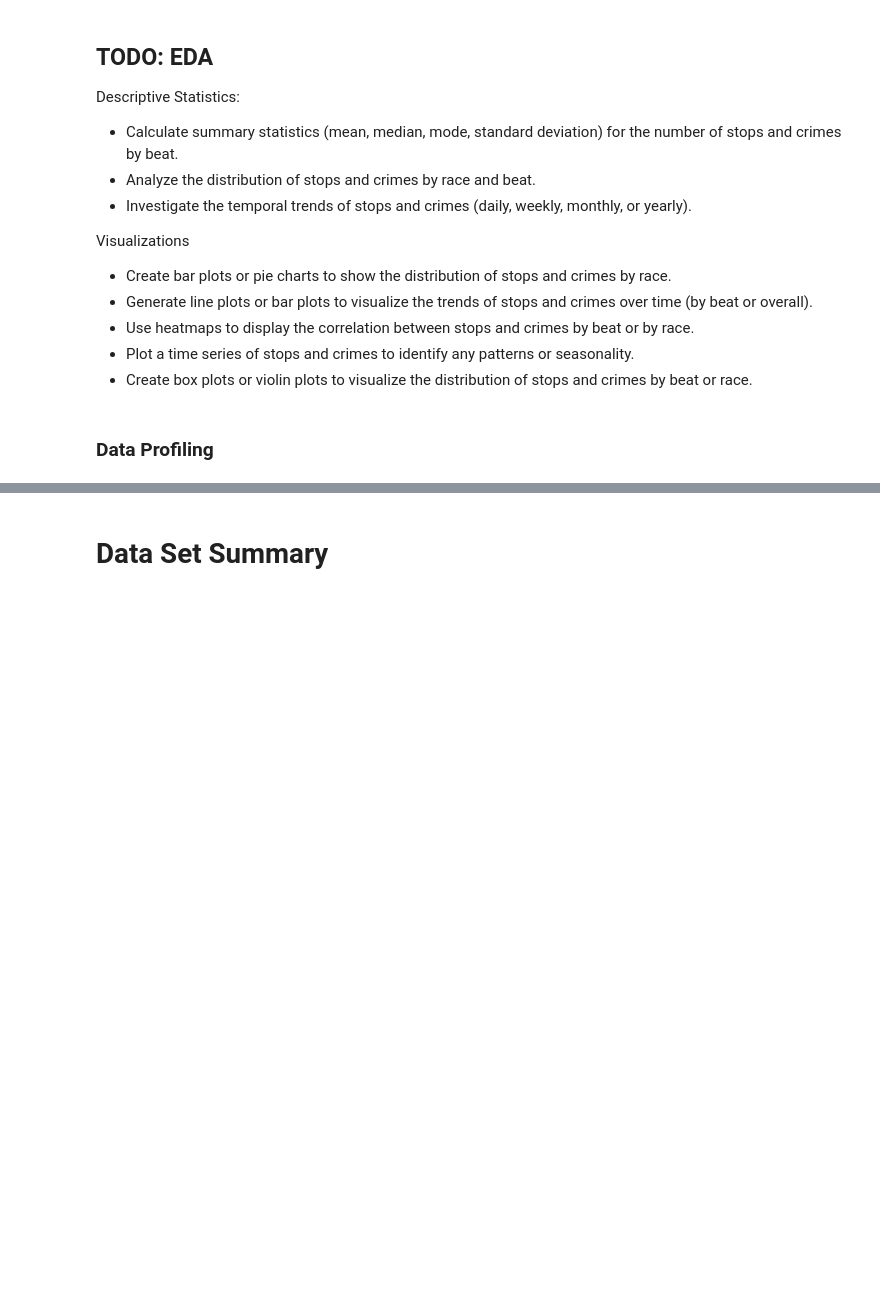
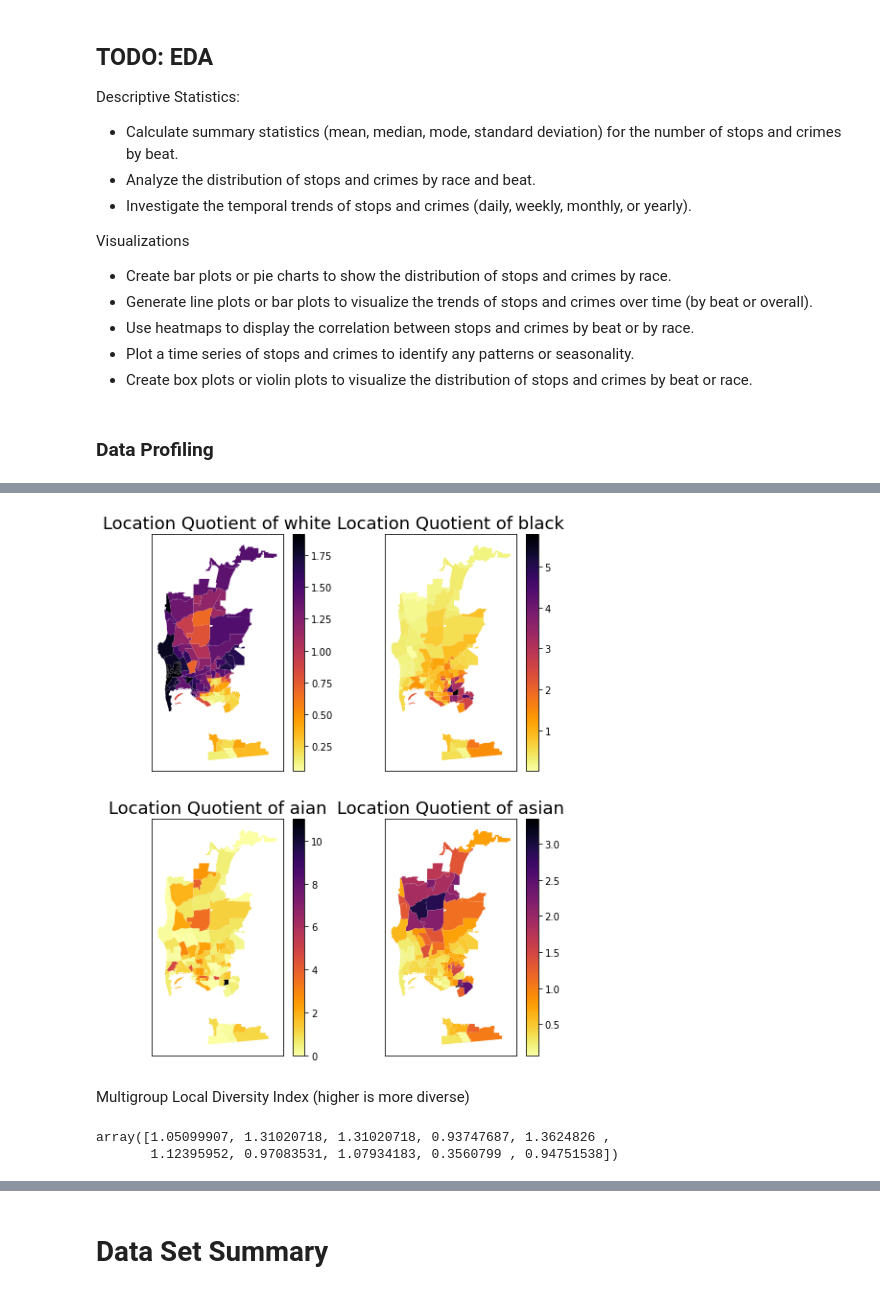
Before and after one commit to aldabbagh/DPI617, a Jupyter notebook: starter.ipynb, the cells around one changed output, grey strips where cells are left out. Drawn from its saved outputs; the diff is of its cells as text; code cells hidden in the pictures; blank space fills up the shorter version.

```diff
--- a/starter.ipynb
+++ b/starter.ipynb
@@ -575,0 +641,3 @@ profile.to_file("crime_data_report.html")
+# %%
+index = MultiLocationQuotient(input_df, groups_list)
+index.statistics
@@ -575,0 +662,50 @@ profile.to_file("crime_data_report.html")
+# %%
+for i in range(len(groups_list)):
+    input_df['LQ_' + groups_list[i]] = index.statistics[:,i]
+
+fig, axes = plt.subplots(ncols = 2, nrows = 2, figsize = (8, 10))
+
+
+input_df.plot(column = 'LQ_' + groups_list[0],
+              cmap = 'inferno_r',
+              legend = True, ax = axes[0,0])
+axes[0,0].set_title('Location Quotient of ' + groups_list[0], fontsize = 18)
+axes[0,0].set_xticks([])
+axes[0,0].set_yticks([])
+axes[0,0].set_facecolor('white')
+
+
+input_df.plot(column = 'LQ_' + groups_list[1],
+              cmap = 'inferno_r',
+              legend = True, ax = axes[0,1])
+axes[0,1].set_title('Location Quotient of ' + groups_list[1], fontsize = 18)
+axes[0,1].set_xticks([])
+axes[0,1].set_yticks([])
+axes[0,1].set_facecolor('white')
+
+
+input_df.plot(column = 'LQ_' + groups_list[2],
+              cmap = 'inferno_r',
+              legend = True, ax = axes[1,0])
+axes[1,0].set_title('Location Quotient of ' + groups_list[2], fontsize = 18)
+axes[1,0].set_xticks([])
+axes[1,0].set_yticks([])
+axes[1,0].set_facecolor('white')
+
+input_df.plot(column = 'LQ_' + groups_list[3],
+              cmap = 'inferno_r',
+              legend = True, ax = axes[1,1])
+axes[1,1].set_title('Location Quotient of ' + groups_list[3], fontsize = 18)
+axes[1,1].set_xticks([])
+axes[1,1].set_yticks([])
+axes[1,1].set_facecolor('white')
+# %% [output]
+[figure, added]
+# %% [markdown]
+Multigroup Local Diversity Index (higher is more diverse)
+# %%
+index = MultiLocalDiversity(input_df, groups_list)
+index.statistics[0:10]
+# %% [output]
+array([1.05099907, 1.31020718, 1.31020718, 0.93747687, 1.3624826 ,
+       1.12395952, 0.97083531, 1.07934183, 0.3560799 , 0.94751538])
```
Also changed, not shown: parts of 15 cells of this notebook, 2 other files.
